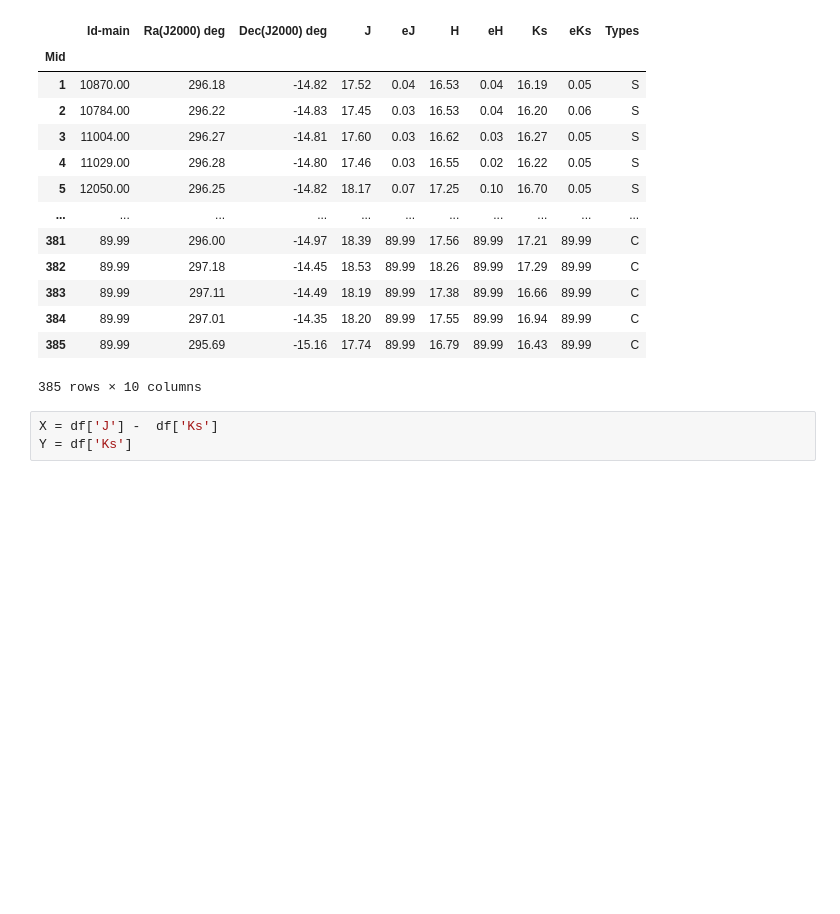
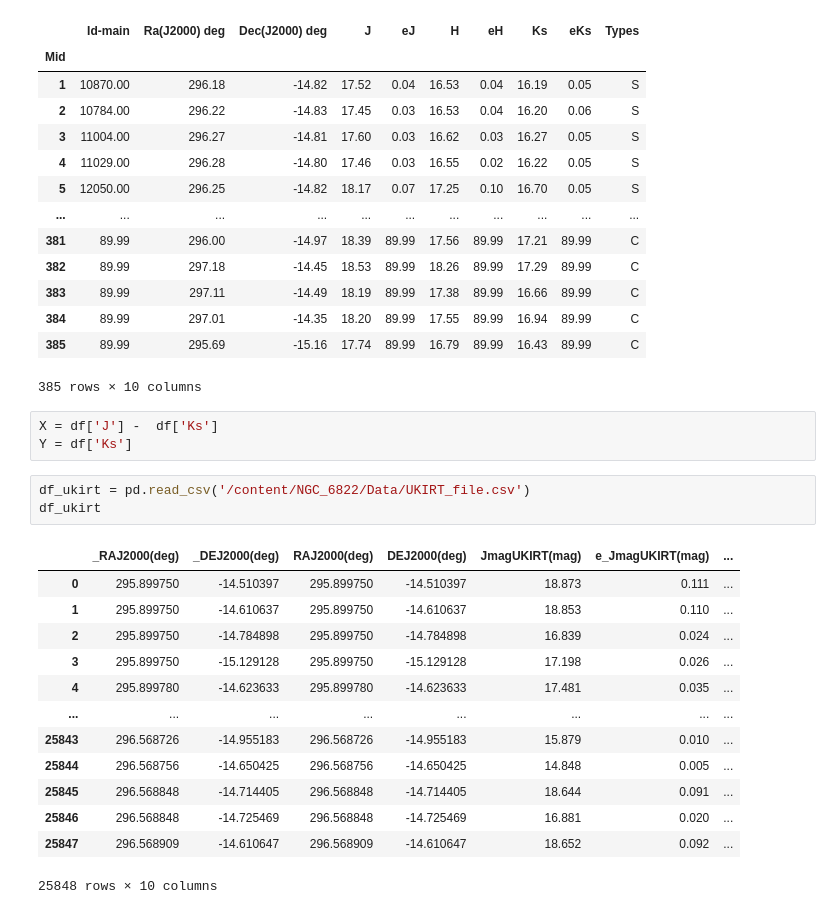
Before and after one commit to Mahdi-Abdollahii/NGC_6822, a Jupyter notebook: NGC6822_visualization.ipynb, the cells around one changed output. Drawn from its saved outputs; the diff is of its cells as text; blank space fills up the shorter version.

```diff
--- a/NGC6822_visualization.ipynb
+++ b/NGC6822_visualization.ipynb
@@ -40,4 +40,21 @@ df
 # %%
 X = df['J'] -  df['Ks']
 Y = df['Ks']
+# %%
+df_ukirt = pd.read_csv('/content/NGC_6822/Data/UKIRT_file.csv')
+df_ukirt
+# %% [output]
+|  | _RAJ2000(deg) | _DEJ2000(deg) | RAJ2000(deg) | DEJ2000(deg) | JmagUKIRT(mag) | e_JmagUKIRT(mag) | ... |
+| 0 | 295.899750 | -14.510397 | 295.899750 | -14.510397 | 18.873 | 0.111 | ... |
+| 1 | 295.899750 | -14.610637 | 295.899750 | -14.610637 | 18.853 | 0.110 | ... |
+| 2 | 295.899750 | -14.784898 | 295.899750 | -14.784898 | 16.839 | 0.024 | ... |
+| 3 | 295.899750 | -15.129128 | 295.899750 | -15.129128 | 17.198 | 0.026 | ... |
+| 4 | 295.899780 | -14.623633 | 295.899780 | -14.623633 | 17.481 | 0.035 | ... |
+| ... | ... | ... | ... | ... | ... | ... | ... |
+| 25843 | 296.568726 | -14.955183 | 296.568726 | -14.955183 | 15.879 | 0.010 | ... |
+| 25844 | 296.568756 | -14.650425 | 296.568756 | -14.650425 | 14.848 | 0.005 | ... |
+| 25845 | 296.568848 | -14.714405 | 296.568848 | -14.714405 | 18.644 | 0.091 | ... |
+| 25846 | 296.568848 | -14.725469 | 296.568848 | -14.725469 | 16.881 | 0.020 | ... |
+| 25847 | 296.568909 | -14.610647 | 296.568909 | -14.610647 | 18.652 | 0.092 | ... |
+25848 rows × 10 columns
 # %%
```
Also changed, not shown: parts of 3 cells of this notebook.
